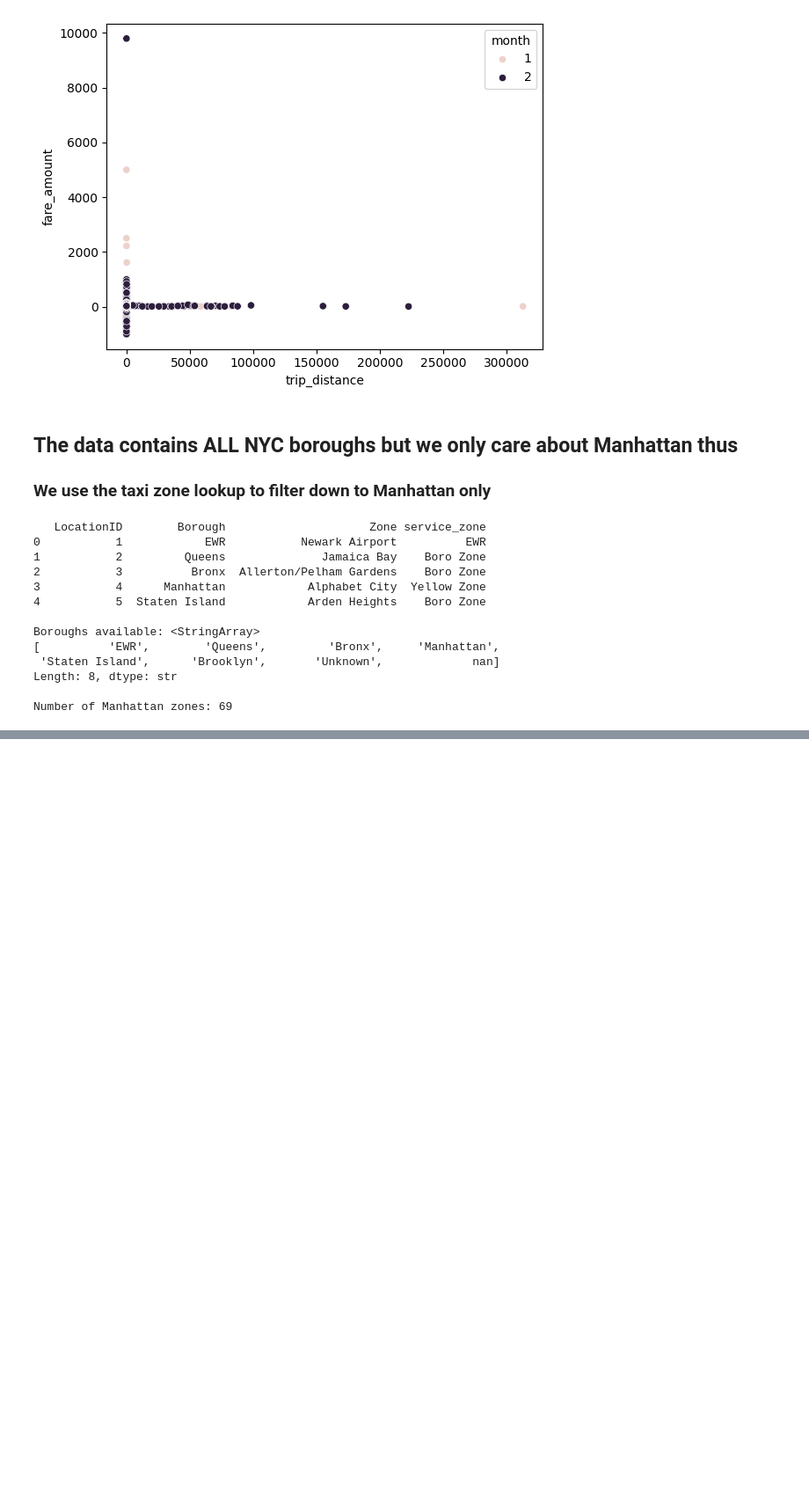
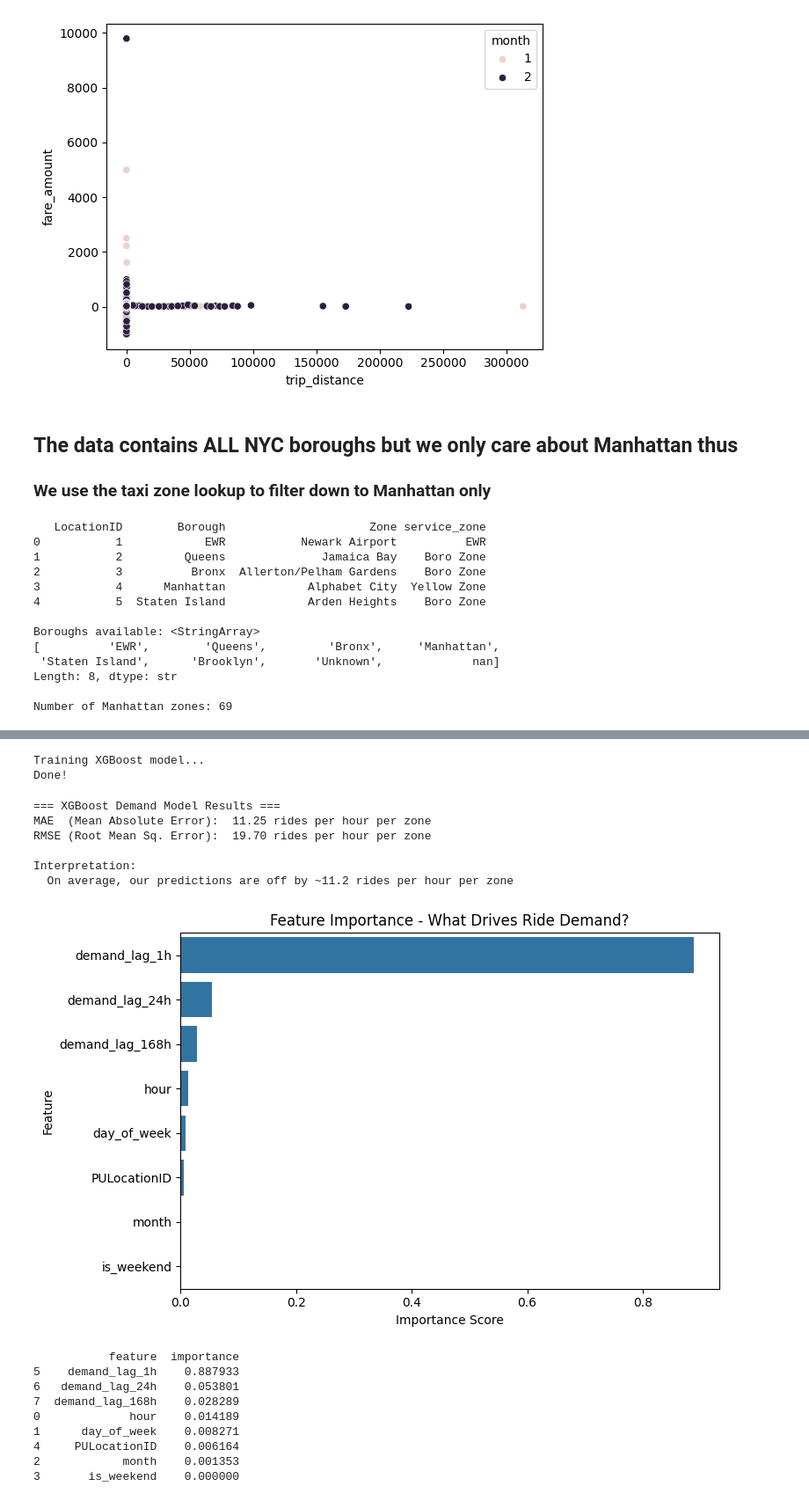
Before and after one commit to emma123456789102/Machine-Learning-Taxi-, a Jupyter notebook: models/ride_demand/00_explore.ipynb, the cells around one changed output, grey strips where cells are left out. Shown at 88% size. Cells and saved outputs as stored; diff of their text form; code cells hidden in the pictures; blank space fills up the shorter version.

Commit message:
Completing the XGBoost Model with some mardkdown

```diff
--- a/models/ride_demand/00_explore.ipynb
+++ b/models/ride_demand/00_explore.ipynb
@@ -101 +101,13 @@ month                         0
 dtype: int64
+# %%
+df["pickup_hour"] = df["tpep_pickup_datetime"].dt.floor("h")
+
+hourly = df.groupby(["pickup_hour", "PULocationID"]).agg(
+    demand       = ("PULocationID", "count"),       # number of rides = demand
+    avg_fare     = ("fare_amount", "mean"),          # average fare per ride
+    total_revenue= ("total_amount", "sum")           # total reve  nue in that zone/hour
+).reset_index()
+
+print("Shape of aggregated data:", hourly.shape)
+print("\nSample:")
+hourly.head(5)
@@ -101,0 +191,68 @@ dtype: int64
+# %%
+# XGBoost = Extreme Gradient Boosting
+# It builds many decision trees sequentially, each one correcting the errors of the last
+# It's the industry standard for tabular data like this
+
+model = XGBRegressor(
+    n_estimators  = 300,    # number of trees to build
+    learning_rate = 0.05,   # how much each tree corrects the previous (smaller = more careful)
+    max_depth     = 6,      # how deep each tree can go (controls complexity)
+    random_state  = 42      # for reproducibility
+)
+
+print("Training XGBoost model...")
+model.fit(X_train, y_train)
+print("Done!")
+# %% [output]
+Training XGBoost model...
+Done!
+# %%
+# Make predictions on the test set
+predictions = model.predict(X_test)
+
+# Calculate error metrics
+mae  = mean_absolute_error(y_test, predictions)
+rmse = root_mean_squared_error(y_test, predictions)
+
+print("=== XGBoost Demand Model Results ===")
+print(f"MAE  (Mean Absolute Error):  {mae:.2f} rides per hour per zone")
+print(f"RMSE (Root Mean Sq. Error):  {rmse:.2f} rides per hour per zone")
+print()
+print("Interpretation:")
+print(f"  On average, our predictions are off by ~{mae:.1f} rides per hour per zone")
+# %% [output]
+=== XGBoost Demand Model Results ===
+MAE  (Mean Absolute Error):  11.25 rides per hour per zone
+RMSE (Root Mean Sq. Error):  19.70 rides per hour per zone
+
+Interpretation:
+  On average, our predictions are off by ~11.2 rides per hour per zone
+# %%
+# XGBoost can tell us WHICH FEATURES mattered most for predictions
+# This is very useful for the report - tells the Operations Manager what drives demand
+
+importance = pd.DataFrame({
+    "feature":   features,
+    "importance": model.feature_importances_
+}).sort_values("importance", ascending=False)
+
+plt.figure(figsize=(8, 5))
+sns.barplot(data=importance, x="importance", y="feature")
+plt.title("Feature Importance - What Drives Ride Demand?")
+plt.xlabel("Importance Score")
+plt.ylabel("Feature")
+plt.tight_layout()
+plt.show()
+
+print(importance)
+# %% [output]
+[figure, added]
+           feature  importance
+5    demand_lag_1h    0.887933
+6   demand_lag_24h    0.053801
+7  demand_lag_168h    0.028289
+0             hour    0.014189
+1      day_of_week    0.008271
+4     PULocationID    0.006164
+2            month    0.001353
+3       is_weekend    0.000000
```
Also changed, not shown: parts of 6 cells of this notebook.
